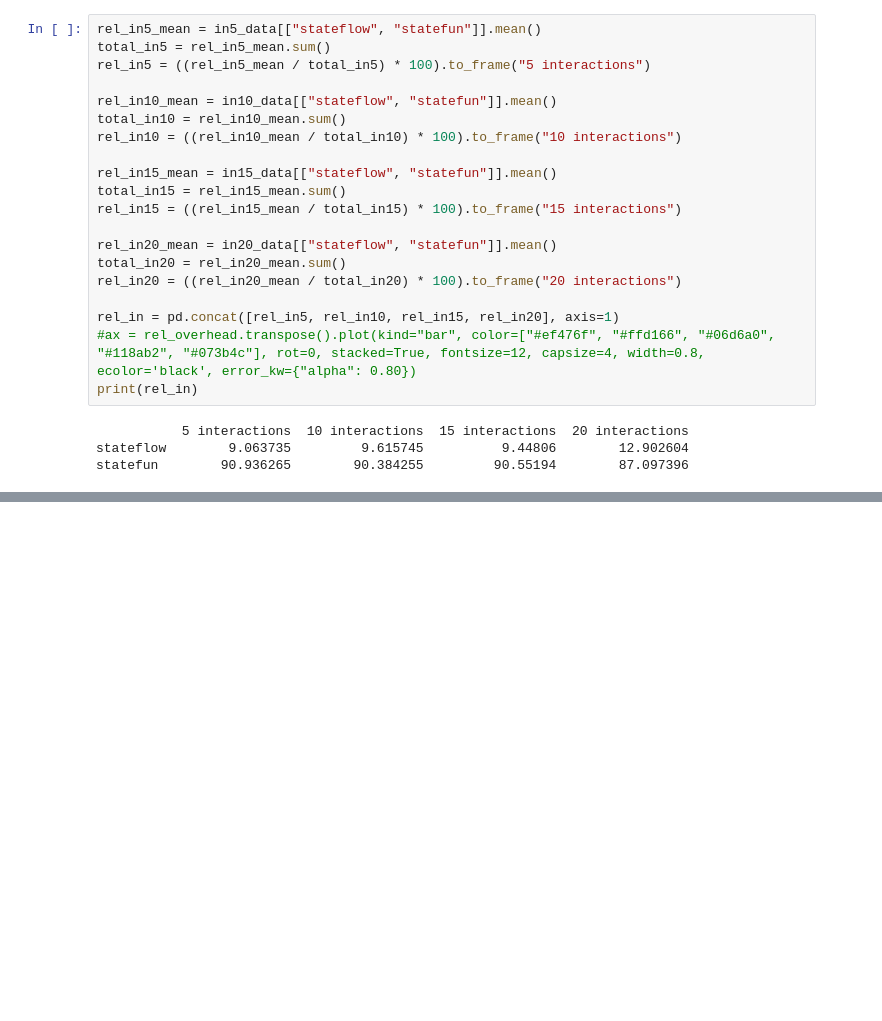
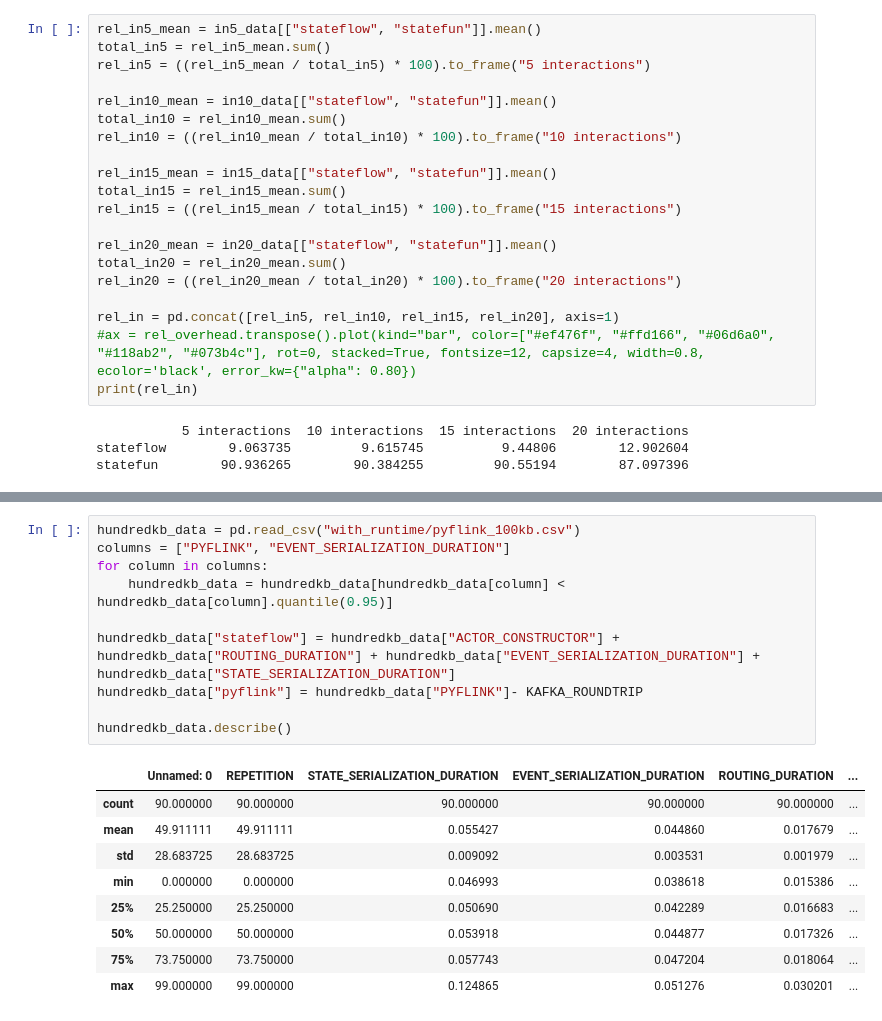
Before and after one commit to delftdata/stateflow-evaluation, a Jupyter notebook: results/overhead/overhead_results_with_runtime.ipynb, the cells around one changed output, grey strips where cells are left out. Drawn from its saved outputs; the diff is of its cells as text; blank space fills up the shorter version.

```diff
--- a/results/overhead/overhead_results_with_runtime.ipynb
+++ b/results/overhead/overhead_results_with_runtime.ipynb
@@ -960,0 +913,20 @@ statefun        90.936265        90.384255         90.55194        87.097396
+# %%
+hundredkb_data = pd.read_csv("with_runtime/pyflink_100kb.csv")
+columns = ["PYFLINK", "EVENT_SERIALIZATION_DURATION"]
+for column in columns:
+    hundredkb_data = hundredkb_data[hundredkb_data[column] < hundredkb_data[column].quantile(0.95)]
+
+hundredkb_data["stateflow"] = hundredkb_data["ACTOR_CONSTRUCTOR"] + hundredkb_data["ROUTING_DURATION"] + hundredkb_data["EVENT_SERIALIZATION_DURATION"] + hundredkb_data["STATE_SERIALIZATION_DURATION"]
+hundredkb_data["pyflink"] = hundredkb_data["PYFLINK"]- KAFKA_ROUNDTRIP
+
+hundredkb_data.describe()
+# %% [output]
+|  | Unnamed: 0 | REPETITION | STATE_SERIALIZATION_DURATION | EVENT_SERIALIZATION_DURATION | ROUTING_DURATION | ... |
+| count | 90.000000 | 90.000000 | 90.000000 | 90.000000 | 90.000000 | ... |
+| mean | 49.911111 | 49.911111 | 0.055427 | 0.044860 | 0.017679 | ... |
+| std | 28.683725 | 28.683725 | 0.009092 | 0.003531 | 0.001979 | ... |
+| min | 0.000000 | 0.000000 | 0.046993 | 0.038618 | 0.015386 | ... |
+| 25% | 25.250000 | 25.250000 | 0.050690 | 0.042289 | 0.016683 | ... |
+| 50% | 50.000000 | 50.000000 | 0.053918 | 0.044877 | 0.017326 | ... |
+| 75% | 73.750000 | 73.750000 | 0.057743 | 0.047204 | 0.018064 | ... |
+| max | 99.000000 | 99.000000 | 0.124865 | 0.051276 | 0.030201 | ... |
```
Also changed, not shown: parts of 12 cells of this notebook, 1 other file.
